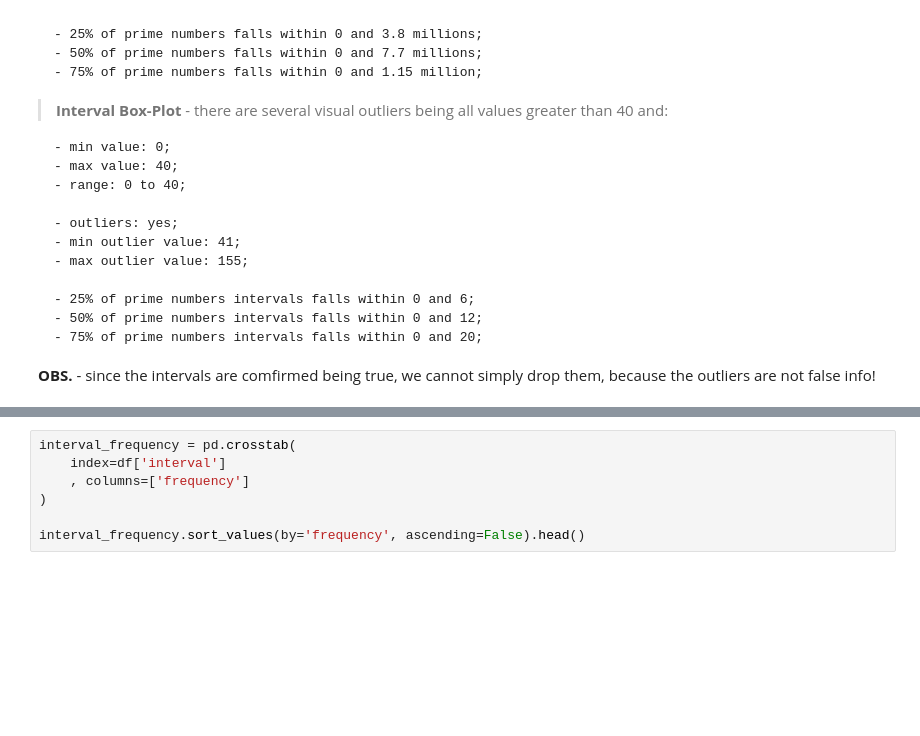
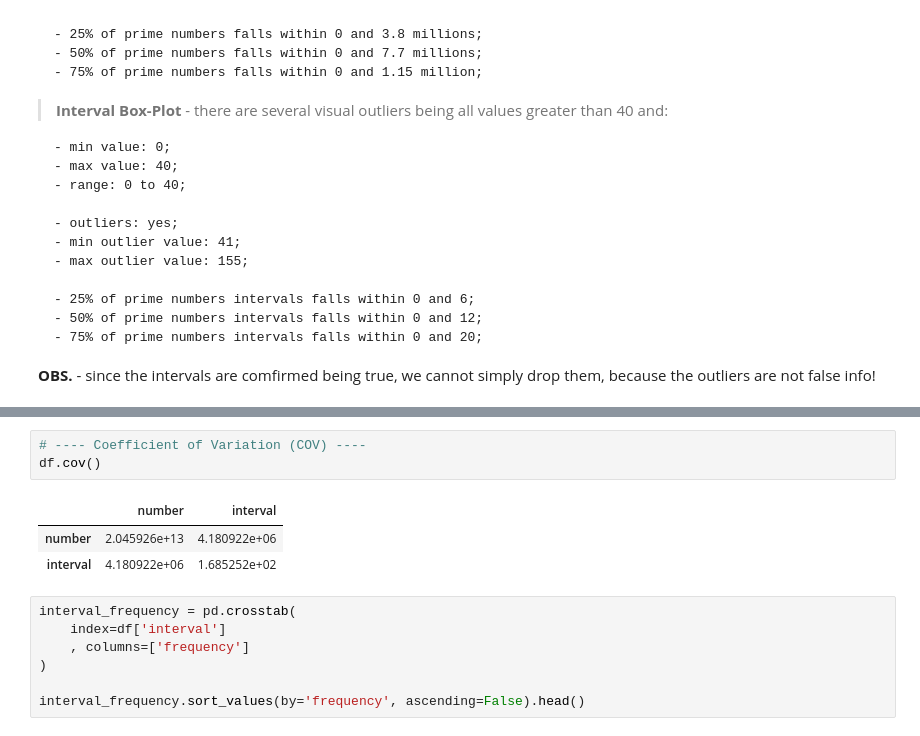
Before and after one commit to CSFelix/prime-numbers-statistical-analysis, a Jupyter notebook: Prime Numbers Statistical Analysis.ipynb, the cells around one changed output, grey strips where cells are left out. Saved outputs shown, nothing was run; the diff lists cells and outputs as text; blank space fills up the shorter version.

```diff
--- a/Prime Numbers Statistical Analysis.ipynb
+++ b/Prime Numbers Statistical Analysis.ipynb
@@ -479,6 +482,13 @@ statistical_df
 | max | 1.548586e+07 | 154.000000 |
 | skew | 5.867023e-02 | 1.813759 |
 | kurt | -1.213029e+00 | 4.910619 |
+# %%
+# ---- Coefficient of Variation (COV) ----
+df.cov()
+# %% [output]
+|  | number | interval |
+| number | 2.045926e+13 | 4.180922e+06 |
+| interval | 4.180922e+06 | 1.685252e+02 |
 # %%
 interval_frequency = pd.crosstab(
     index=df['interval']
```
Also changed, not shown: parts of 2 cells of this notebook.
